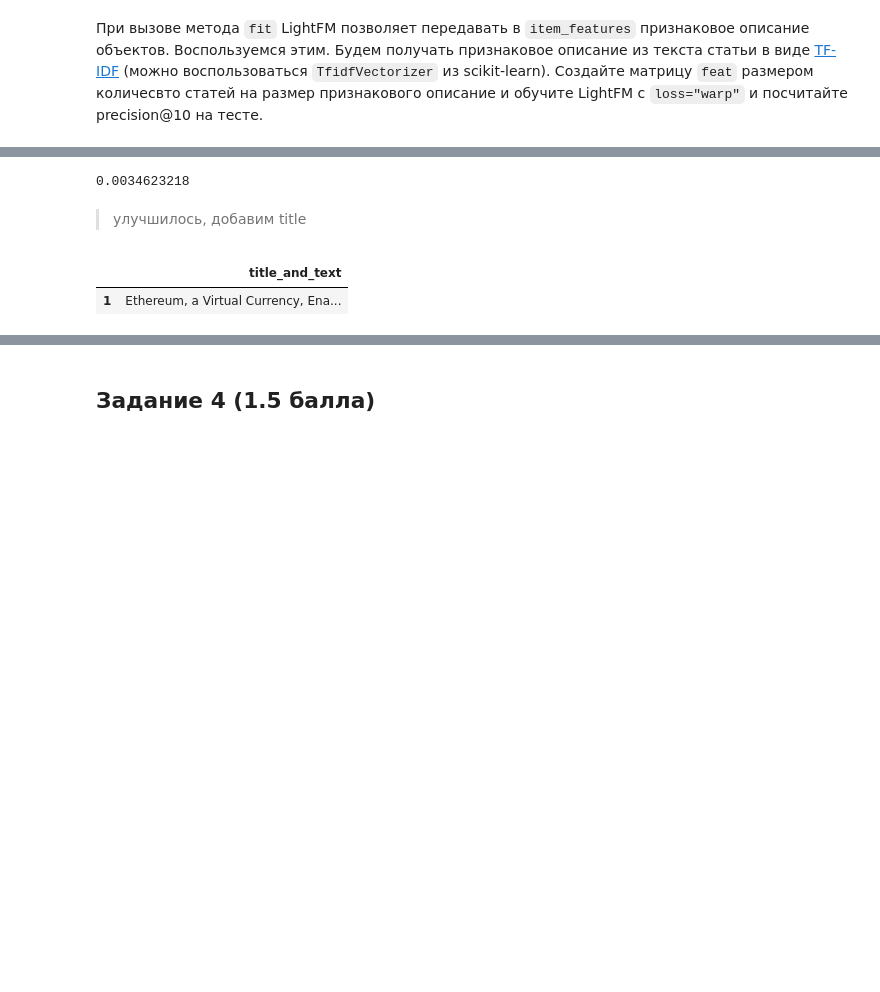
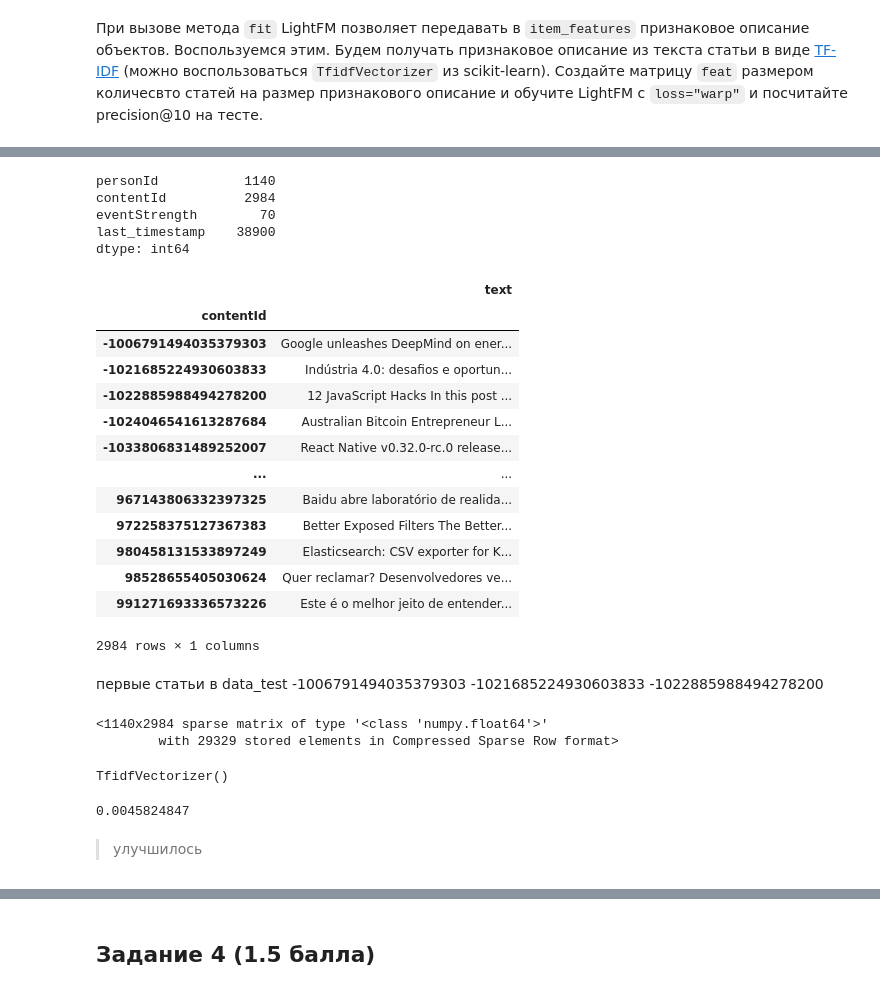
Before and after one commit to tararonis/2-3.hse-ml-ht, a Jupyter notebook: HT6/Hometask6.ipynb, the cells around one changed output, grey strips where cells are left out. Saved outputs shown, nothing was run; the diff lists cells and outputs as text; code cells hidden in the pictures; blank space fills up the shorter version.

```diff
--- a/HT6/Hometask6.ipynb
+++ b/HT6/Hometask6.ipynb
@@ -266,28 +250,58 @@ articles_df.head(1)
+# %%
+interactions_full_df.nunique()
+# %% [output]
+personId           1140
+contentId          2984
+eventStrength        70
+last_timestamp    38900
+dtype: int64
+# %%
+feat = articles_df[['title', 'text']]
+feat.index = articles_df['contentId']
+feat = feat.reindex(unique_content_ids).fillna('')
+feat['text'] = feat.apply(lambda x: x['title'] + ' ' + x['text'], axis=1)
+feat.drop(columns=['title'], inplace=True)
+feat
+# %% [output]
+|  | text |
+| contentId |  |
+| -1006791494035379303 | Google unleashes DeepMind on ener... |
+| -1021685224930603833 | Indústria 4.0: desafios e oportun... |
+| -1022885988494278200 | 12 JavaScript Hacks In this post ... |
+| -1024046541613287684 | Australian Bitcoin Entrepreneur L... |
+| -1033806831489252007 | React Native v0.32.0-rc.0 release... |
+| ... | ... |
+| 967143806332397325 | Baidu abre laboratório de realida... |
+| 972258375127367383 | Better Exposed Filters The Better... |
+| 980458131533897249 | Elasticsearch: CSV exporter for K... |
+| 98528655405030624 | Quer reclamar? Desenvolvedores ve... |
+| 991271693336573226 | Este é o melhor jeito de entender... |
+2984 rows × 1 columns
+# %% [markdown]
+первые статьи в data_test -1006791494035379303	-1021685224930603833	-1022885988494278200
+# %%
+data_train
+# %% [output]
+<1140x2984 sparse matrix of type '<class 'numpy.float64'>'
+        with 29329 stored elements in Compressed Sparse Row format>
+# %%
+from sklearn.feature_extraction.text import TfidfVectorizer
+from sklearn.model_selection import train_test_split
+
+tfidf_vectorizer = TfidfVectorizer()
+
+tfidf_vectorizer.fit(feat.text)
+# %% [output]
+TfidfVectorizer()
 # %%
-from sklearn.feature_extraction.text import TfidfVectorizer
-from sklearn.model_selection import train_test_split
-
-tfidf_vectorizer = TfidfVectorizer()
-tfidf_matrix = tfidf_vectorizer.fit_transform(articles_df.text)
-
-item_features = tfidf_matrix
+item_features = tfidf_vectorizer.transform(feat.text)
 
 model = LightFM(loss='warp', random_state=42)
-model.fit(data_train, item_features=item_features, epochs=40, num_threads=4)
+model.fit(data_train, item_features=item_features, epochs=20, num_threads=2)
 
 precision = precision_at_k(model, data_test, item_features=item_features, k=10).mean()
 precision
 # %% [output]
-0.0034623218
+0.0045824847
 # %% [markdown]
-> улучшилось, добавим title
+> улучшилось
-# %%
-feat = pd.DataFrame({
-    'title_and_text': articles_df['title'].str.cat(articles_df['text'], sep=' ')
-})
-feat.columns = ['title_and_text']
-
-feat.head(1)
-# %% [output]
-|  | title_and_text |
-| 1 | Ethereum, a Virtual Currency, Ena... |
```
Also changed, not shown: parts of 32 cells of this notebook.
